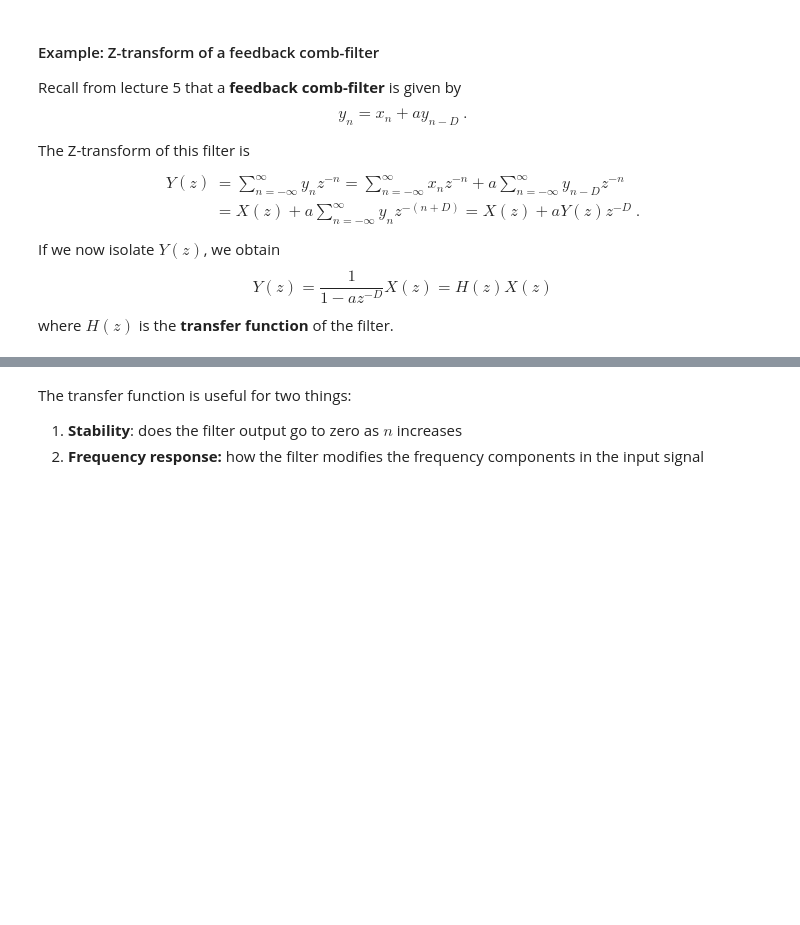
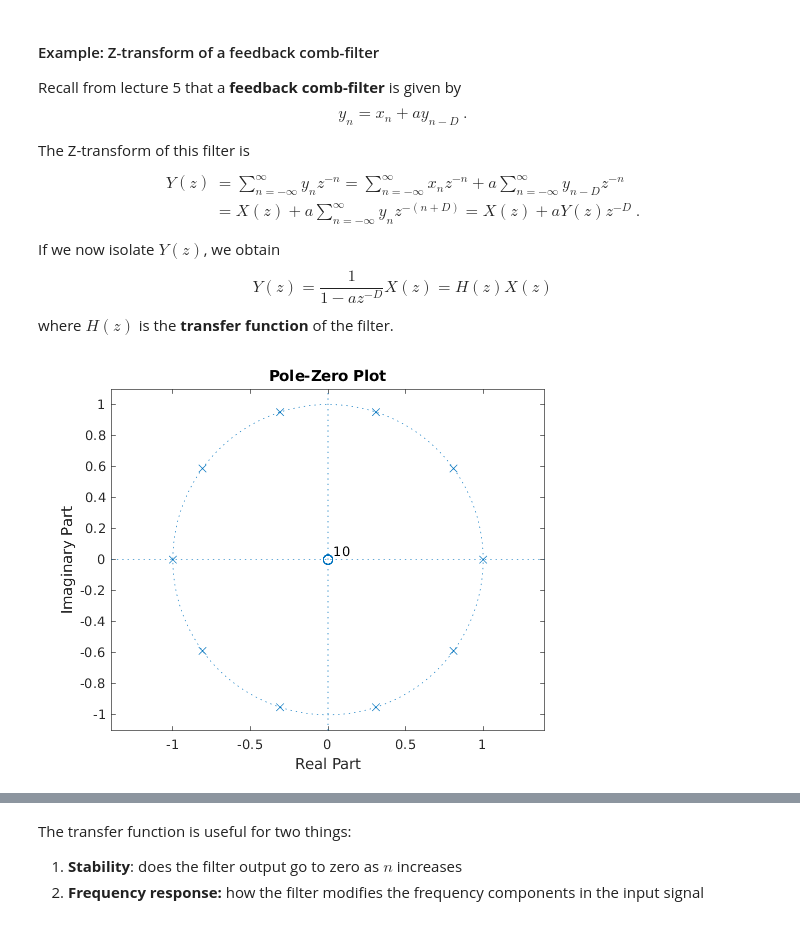
Before and after one commit to SMC-AAU-CPH/med4-ap-matlab, a Jupyter notebook: lecture6_More_About_Filters/apLecture6.ipynb, the cells around one changed output, grey strips where cells are left out. Cells and saved outputs as stored; diff of their text form; code cells hidden in the pictures; blank space fills up the shorter version.

```diff
--- a/lecture6_More_About_Filters/apLecture6.ipynb
+++ b/lecture6_More_About_Filters/apLecture6.ipynb
@@ -292,6 +302,15 @@ $$
     Y(z) = \frac{1}{1-az^{-D}}X(z) = H(z)X(z)
 $$
 where $H(z)$ is the **transfer function** of the filter.
+# %%
+a = 1;
+D = 10;
+b = 1;
+a = [1 zeros(1,D-1) -0.999];
+freqz(b,a)
+zplane(b,a)
+# %% [output]
+[figure, added]
 # %% [markdown]
 #### Filtering and the Z-transform
 <center>
```
Also changed, not shown: parts of 5 cells of this notebook, 19 other files.
